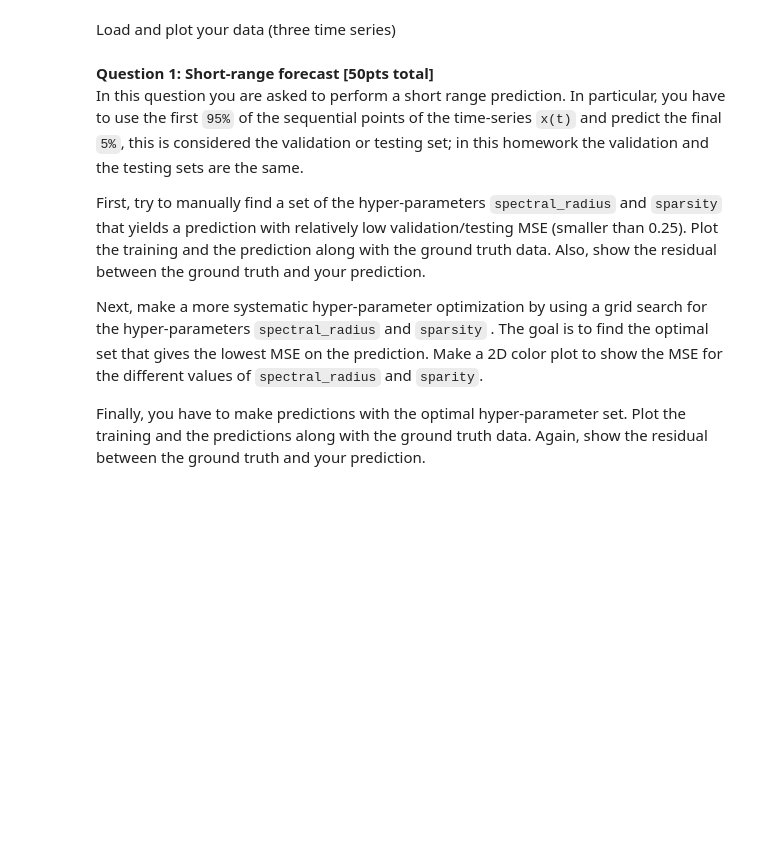
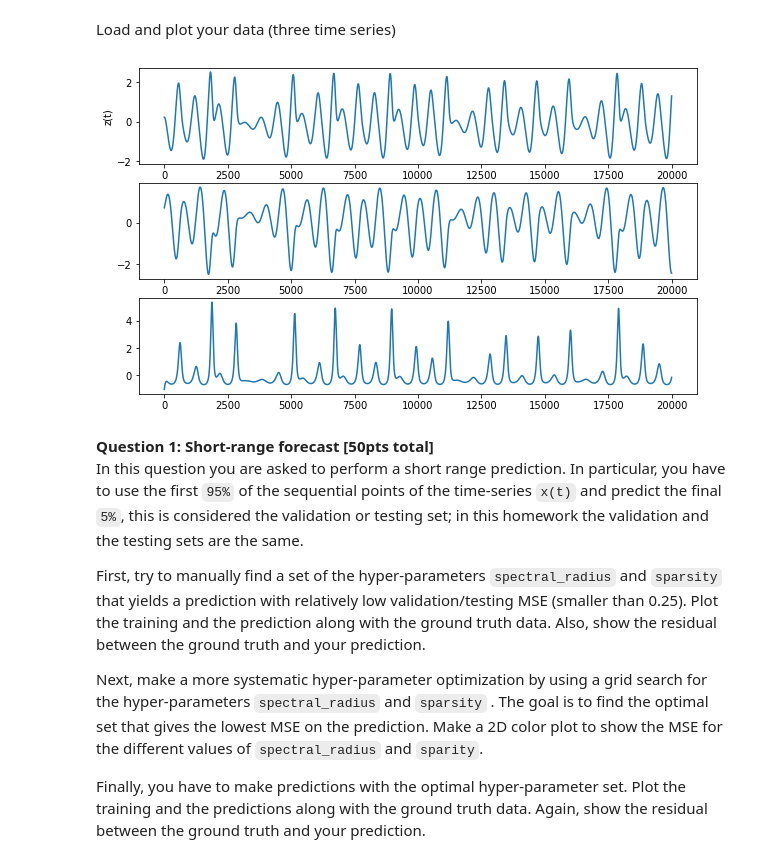
Before and after one commit to Ruby122/2020-CS109B, a Jupyter notebook: content/homeworks/hw06/cs109b_hw6_209.ipynb, the cells around one changed output. Drawn from its saved outputs; the diff is of its cells as text; code cells hidden in the pictures; blank space fills up the shorter version.

```diff
--- a/content/homeworks/hw06/cs109b_hw6_209.ipynb
+++ b/content/homeworks/hw06/cs109b_hw6_209.ipynb
@@ -169,8 +160,19 @@ Load and plot your data (three time series)
 # %%
 ### your code here
 x = np.loadtxt('data/x.dat')
 y = np.loadtxt('data/y.dat')
 z = np.loadtxt('data/z.dat')
+# plot
+fig, ax = plt.subplots(3,1, figsize = (10, 6))
+ax[0].plot(x)
+ax[0].set_ylabel('x(t)')
+ax[1].plot(y)
+ax[0].set_ylabel('y(t)')
+ax[2].plot(z)
+ax[0].set_ylabel('z(t)')
+plt.show()
+# %% [output]
+[figure, added]
 # %% [markdown]
 <div class='exercise'><b> Question 1:   Short-range forecast  [50pts total] </b></div>
 
```
Also changed, not shown: parts of 24 cells of this notebook, 4 other files.
